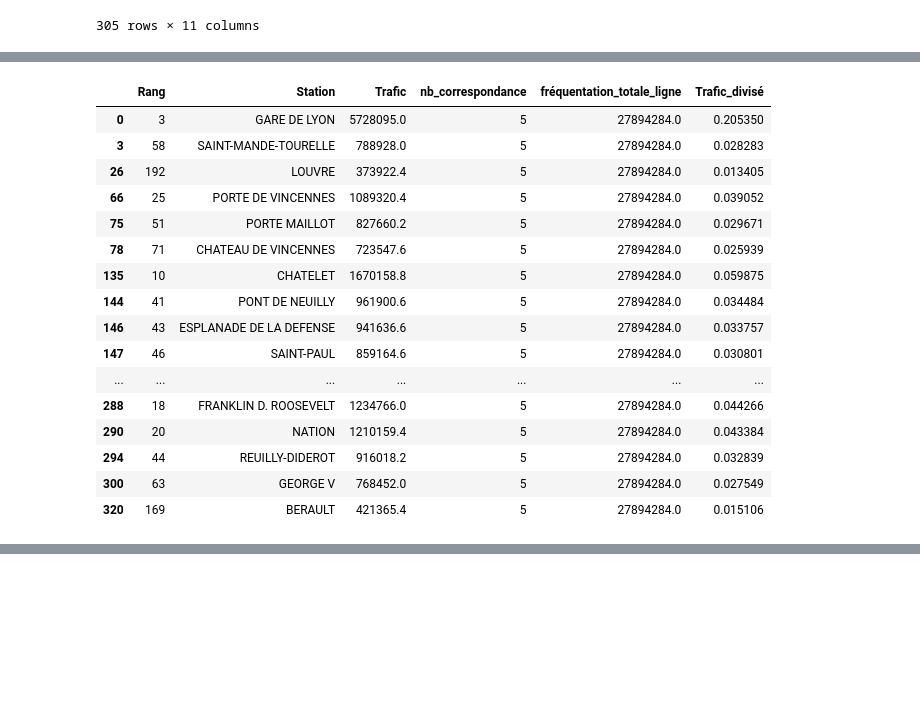
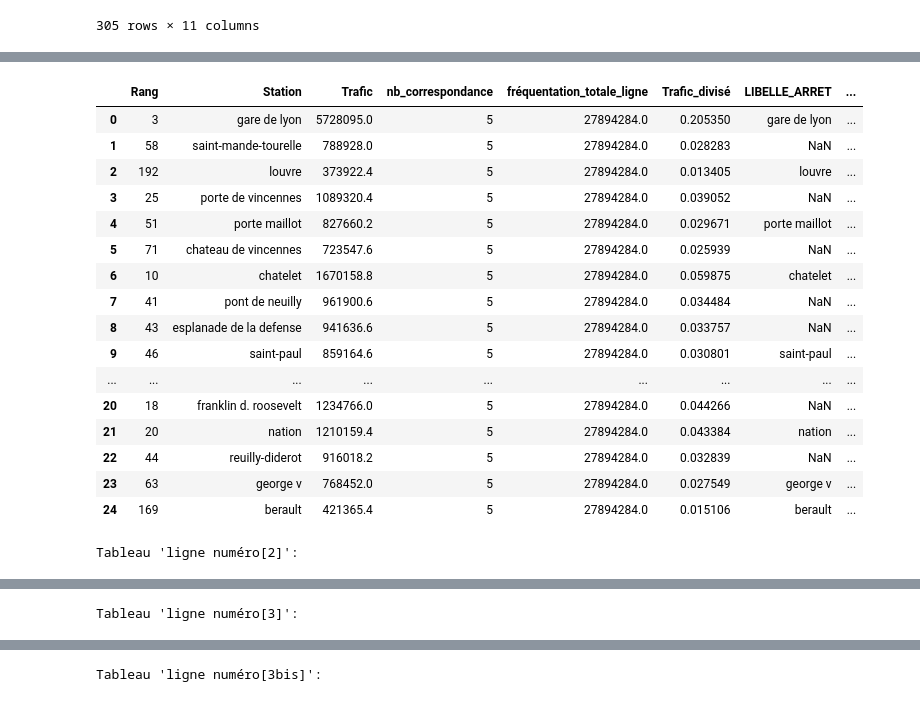
Before and after one commit to sarahthoumyre/metro-JO, a Jupyter notebook: Fréquentation_metro.ipynb, the cells around one changed output, grey strips where cells are left out. Drawn from its saved outputs; the diff is of its cells as text; code cells hidden in the pictures; blank space fills up the shorter version.

```diff
--- a/Fréquentation_metro.ipynb
+++ b/Fréquentation_metro.ipynb
@@ -207,17 +279,46 @@ for tableau_nom, tableau in tableaux.items():
     # Calculer la fréquentation totale pour chaque tableau
     fréquentation_totale_ligne = tableau['Trafic'].sum()
 
-
     # Ajouter la variable fréquentation_totale à chaque tableau
     tableaux[tableau_nom]['fréquentation_totale_ligne'] = fréquentation_totale_ligne
     tableau['Trafic_divisé'] = tableau['Trafic'] / tableau['fréquentation_totale_ligne']
+
+# Supposons que la clé pour la correspondance soit 'LIBELLE_ARRET' dans le tableau moyenne_par_arret
+cle_correspondance = 'LIBELLE_ARRET'
+
+# Nettoyage des espaces et uniformisation de la casse
+moyenne_par_arret['LIBELLE_ARRET'] = moyenne_par_arret['LIBELLE_ARRET'].str.strip().str.lower()
+for tableau_nom, tableau in tableaux.items():
+    tableau['Station'] = tableau['Station'].str.strip().str.lower()
+
+    # Fusion en utilisant les noms de stations nettoyés
+    merged_table = pd.merge(tableau, moyenne_par_arret, left_on='Station', right_on='LIBELLE_ARRET', how='left')
+
+    # Renommer la colonne NB_VALD de moyenne_par_arret
+    merged_table = merged_table.rename(columns={'NB_VALD': 'fréquentation moyenne hors JO'})
+
+    # Afficher le tableau mis à jour
     print(f"Tableau '{tableau_nom}':")
-    print(tableau)
+    display(merged_table)
 
-# Accéder aux tableaux spécifiques, par exemple pour "ligne numéro[1]"
-display(tableaux['ligne numéro[1]'])
-display(tableaux['ligne numéro[2]'])
-display(tableaux['ligne numéro[3]'])
-display(tableaux['ligne numéro[4]'])
+for k in numéro:
+    k_str = str(k)
+    tableau = tableaux[f'ligne numéro[{k_str}]']
+    tableau['fréquentation moyenne par jour hors JO par ligne'] = tableau['frequentation moy hors JO'] / tableau['nb_correspondance']
+
+    # Calcul de la fréquentation totale hors JO
+    fréquentation_totale_hors_JO = tableau['fréquentation moyenne hors JO'].sum()
+    tableau['fréquentation totale hors JO'] = fréquentation_totale_hors_JO
+
+    # Affichage du tableau mis à jour
+    print(f"Tableau 'ligne numéro[{k_str}]' avec les nouvelles colonnes:")
+    display(tableau)
+
+
+for k in numéro:
+    k_str = str(k)
+    # Accéder aux tableaux spécifiques
+    print(f"Tableau 'ligne numéro[{k_str}]':")
+    display(tableaux[f'ligne numéro[{k_str}]'])
 # %% [output]
 Tableau 'ligne numéro[1]':
@@ -240,17 +325,18 @@ Tableau 'ligne numéro[1]':
-|  | Rang | Station | Trafic | nb_correspondance | fréquentation_totale_ligne | Trafic_divisé |
-| 0 | 3 | GARE DE LYON | 5728095.0 | 5 | 27894284.0 | 0.205350 |
-| 3 | 58 | SAINT-MANDE-TOURELLE | 788928.0 | 5 | 27894284.0 | 0.028283 |
-| 26 | 192 | LOUVRE | 373922.4 | 5 | 27894284.0 | 0.013405 |
-| 66 | 25 | PORTE DE VINCENNES | 1089320.4 | 5 | 27894284.0 | 0.039052 |
-| 75 | 51 | PORTE MAILLOT | 827660.2 | 5 | 27894284.0 | 0.029671 |
-| 78 | 71 | CHATEAU DE VINCENNES | 723547.6 | 5 | 27894284.0 | 0.025939 |
-| 135 | 10 | CHATELET | 1670158.8 | 5 | 27894284.0 | 0.059875 |
-| 144 | 41 | PONT DE NEUILLY | 961900.6 | 5 | 27894284.0 | 0.034484 |
-| 146 | 43 | ESPLANADE DE LA DEFENSE | 941636.6 | 5 | 27894284.0 | 0.033757 |
-| 147 | 46 | SAINT-PAUL | 859164.6 | 5 | 27894284.0 | 0.030801 |
-| ... | ... | ... | ... | ... | ... | ... |
-| 288 | 18 | FRANKLIN D. ROOSEVELT | 1234766.0 | 5 | 27894284.0 | 0.044266 |
-| 290 | 20 | NATION | 1210159.4 | 5 | 27894284.0 | 0.043384 |
-| 294 | 44 | REUILLY-DIDEROT | 916018.2 | 5 | 27894284.0 | 0.032839 |
-| 300 | 63 | GEORGE V | 768452.0 | 5 | 27894284.0 | 0.027549 |
-| 320 | 169 | BERAULT | 421365.4 | 5 | 27894284.0 | 0.015106 |
+|  | Rang | Station | Trafic | nb_correspondance | fréquentation_totale_ligne | Trafic_divisé | LIBELLE_ARRET | ... |
+| 0 | 3 | gare de lyon | 5728095.0 | 5 | 27894284.0 | 0.205350 | gare de lyon | ... |
+| 1 | 58 | saint-mande-tourelle | 788928.0 | 5 | 27894284.0 | 0.028283 | NaN | ... |
+| 2 | 192 | louvre | 373922.4 | 5 | 27894284.0 | 0.013405 | louvre | ... |
+| 3 | 25 | porte de vincennes | 1089320.4 | 5 | 27894284.0 | 0.039052 | NaN | ... |
+| 4 | 51 | porte maillot | 827660.2 | 5 | 27894284.0 | 0.029671 | porte maillot | ... |
+| 5 | 71 | chateau de vincennes | 723547.6 | 5 | 27894284.0 | 0.025939 | NaN | ... |
+| 6 | 10 | chatelet | 1670158.8 | 5 | 27894284.0 | 0.059875 | chatelet | ... |
+| 7 | 41 | pont de neuilly | 961900.6 | 5 | 27894284.0 | 0.034484 | NaN | ... |
+| 8 | 43 | esplanade de la defense | 941636.6 | 5 | 27894284.0 | 0.033757 | NaN | ... |
+| 9 | 46 | saint-paul | 859164.6 | 5 | 27894284.0 | 0.030801 | saint-paul | ... |
+| ... | ... | ... | ... | ... | ... | ... | ... | ... |
+| 20 | 18 | franklin d. roosevelt | 1234766.0 | 5 | 27894284.0 | 0.044266 | NaN | ... |
+| 21 | 20 | nation | 1210159.4 | 5 | 27894284.0 | 0.043384 | nation | ... |
+| 22 | 44 | reuilly-diderot | 916018.2 | 5 | 27894284.0 | 0.032839 | NaN | ... |
+| 23 | 63 | george v | 768452.0 | 5 | 27894284.0 | 0.027549 | george v | ... |
+| 24 | 169 | berault | 421365.4 | 5 | 27894284.0 | 0.015106 | berault | ... |
+Tableau 'ligne numéro[2]':
@@ -273,0 +360 @@ Tableau 'ligne numéro[1]':
+Tableau 'ligne numéro[3]':
@@ -290,0 +378 @@ Tableau 'ligne numéro[1]':
+Tableau 'ligne numéro[3bis]':
```
Also changed, not shown: parts of 6 cells of this notebook, 8 other files.
